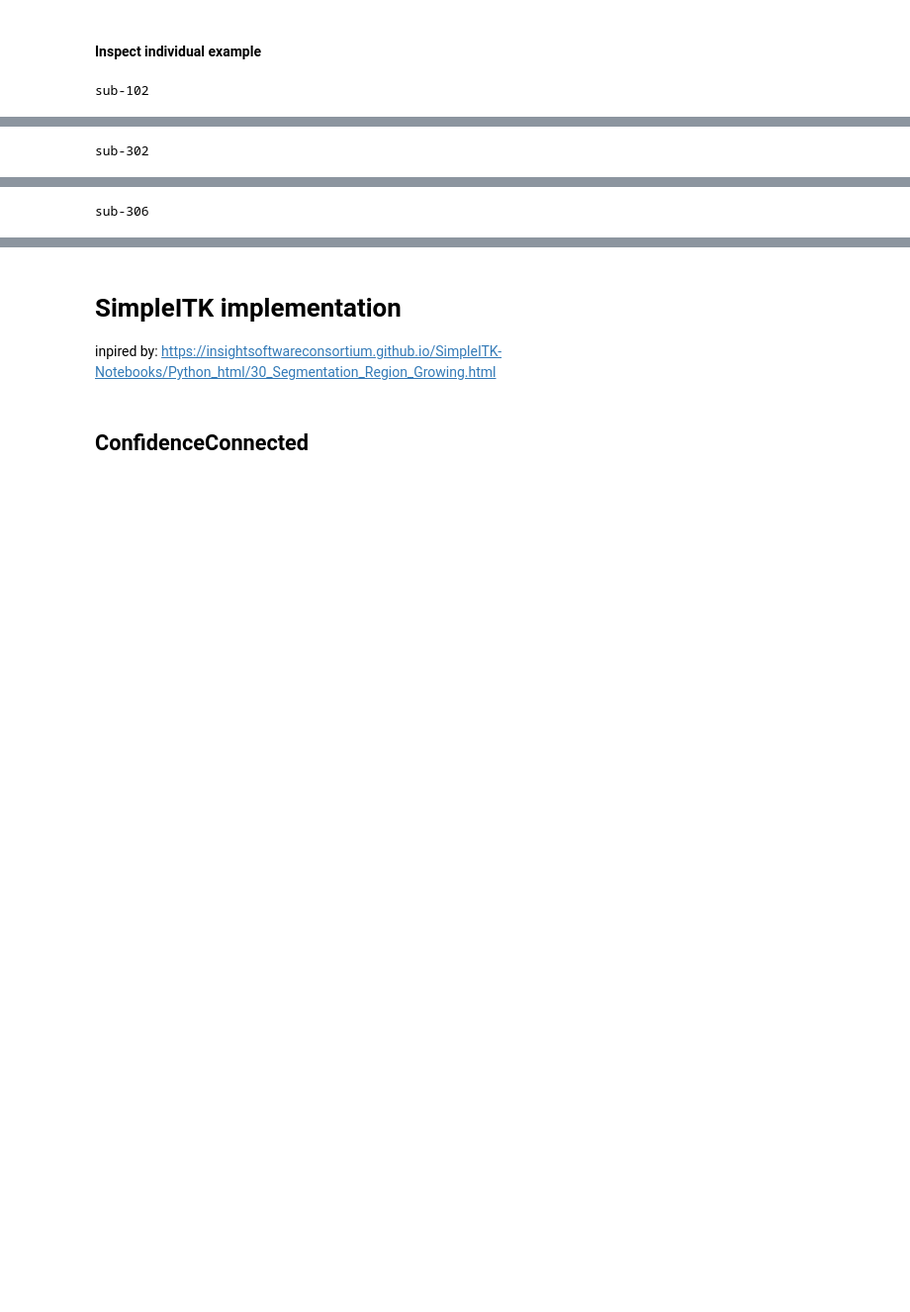
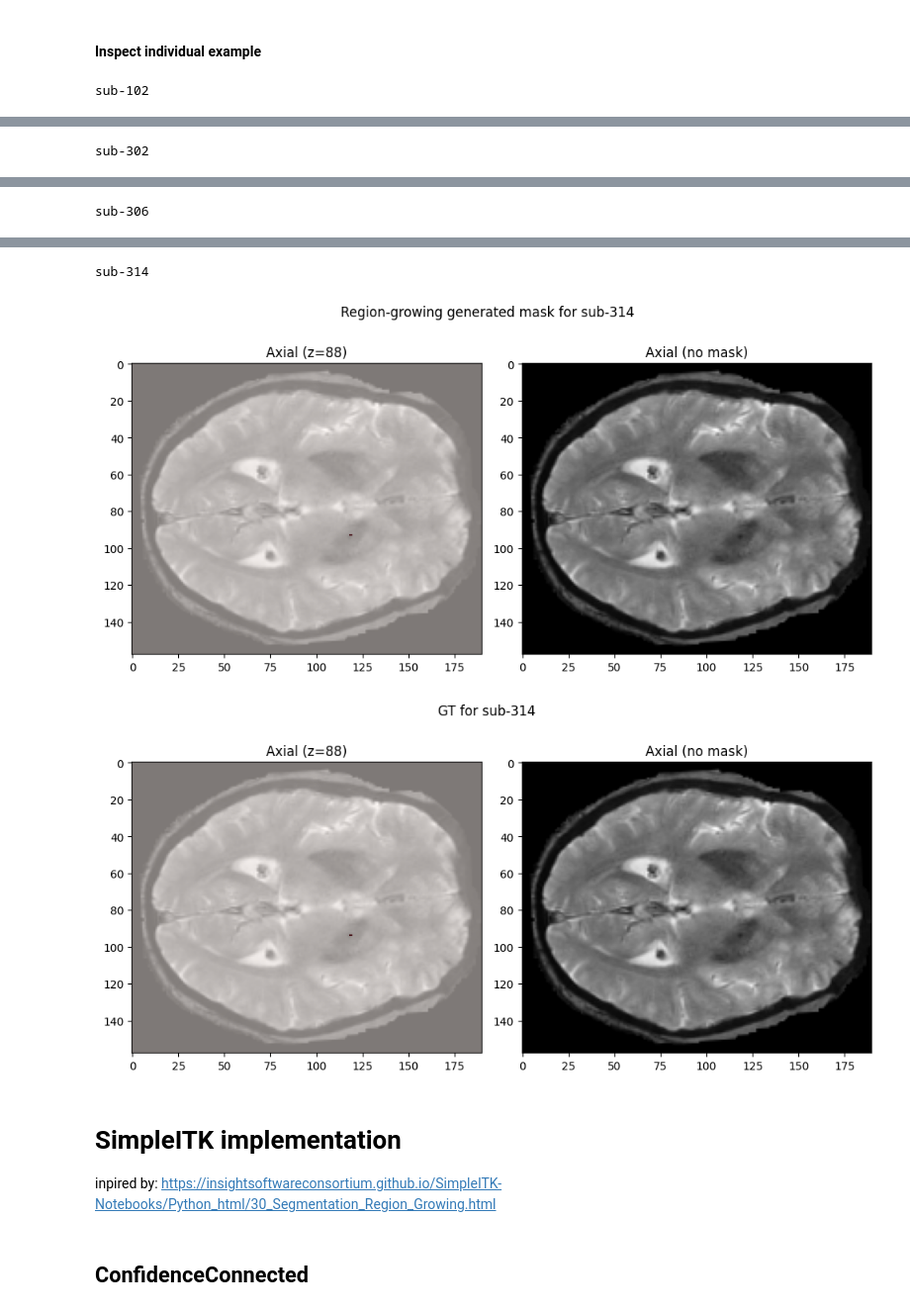
Before and after one commit to jorgedelpozolerida/Segmentation_CMB, a Jupyter notebook: scripts/region_growing.ipynb, the cells around one changed output, grey strips where cells are left out. Shown at 99% size. Drawn from its saved outputs; the diff is of its cells as text; code cells hidden in the pictures; blank space fills up the shorter version.

```diff
--- a/scripts/region_growing.ipynb
+++ b/scripts/region_growing.ipynb
@@ -269,24 +366,27 @@ plt.plot(results_dict['sub-102']['processing_metadata']['tolerance_pixel_counts'
 # %% [markdown]
 #### Inspect individual example
 # %%
-for sub in [102, 302, 306]:
+for sub in [102, 302, 306, 314]:
     sub_k = f"sub-{sub}"
     print(sub_k)
     t2s_data, cmb_data, out_mask = results_dict[sub_k]['np_arrays']
     CM = results_dict[sub_k]['CM']
 
     plot_mask_on_image(t2s_data, out_mask, CM, title=f"Region-growing generated mask for {sub_k}", axes_to_display=['axial'])
     plot_mask_on_image(t2s_data, cmb_data, CM, title=f"GT for {sub_k}", axes_to_display=['axial'])
 # %% [output]
 sub-102
 [figure]
 [figure]
 sub-302
 [figure]
 [figure]
 sub-306
 [figure]
 [figure]
+sub-314
+[figure, added]
+[figure, added]
 # %% [markdown]
 # SimpleITK implementation
 inpired by: https://insightsoftwareconsortium.github.io/SimpleITK-Notebooks/Python_html/30_Segmentation_Region_Growing.html
```
Also changed, not shown: parts of 5 cells of this notebook, 5 other files.
